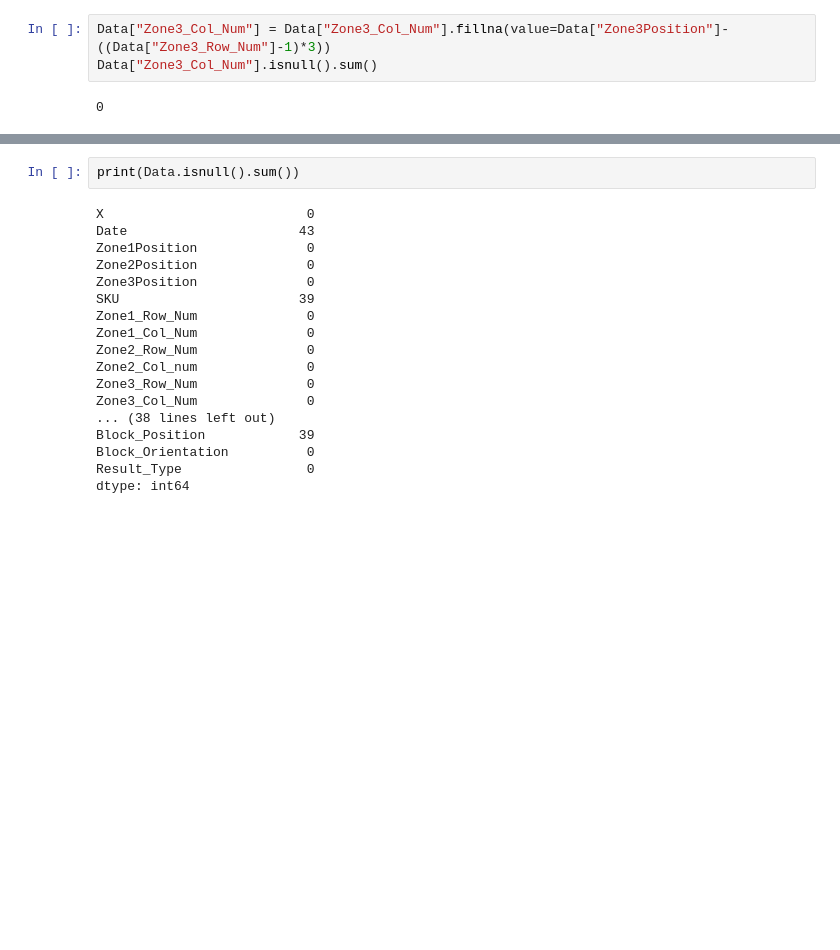
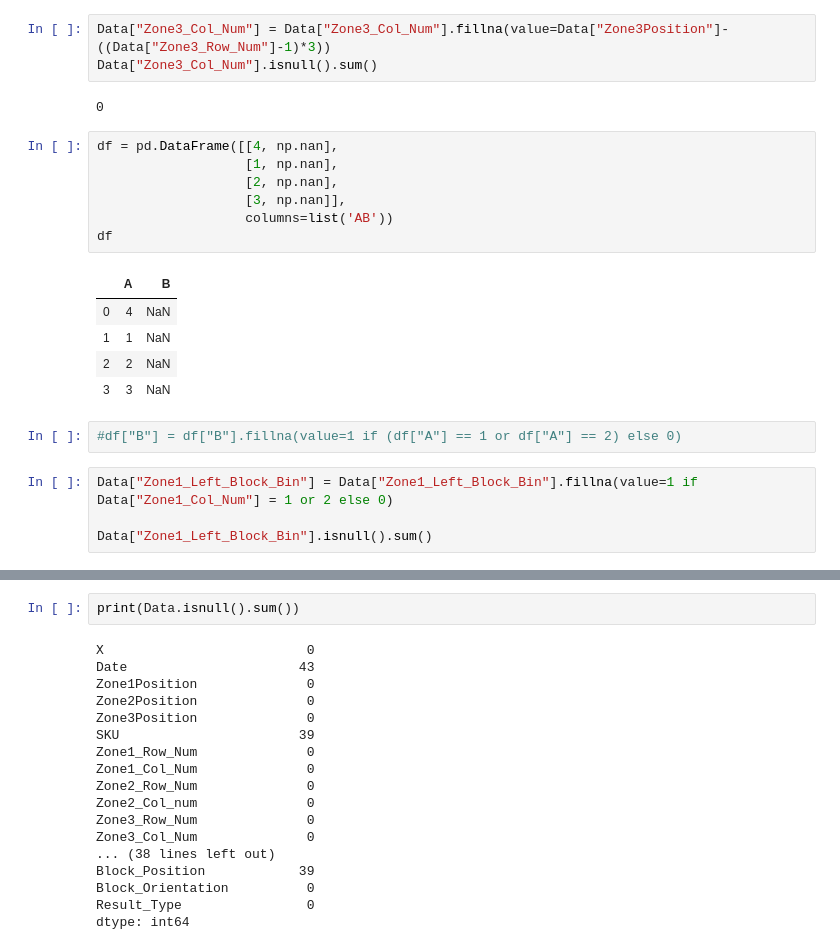
Before and after one commit to RalucaN/Data-projects, a Jupyter notebook: Women_in_Data_Science_programme_(Feb 2020-)/Data_profilling_Raluca.ipynb, the cells around one changed output, grey strips where cells are left out. Saved outputs shown, nothing was run; the diff lists cells and outputs as text; blank space fills up the shorter version.

```diff
--- a/Women_in_Data_Science_programme_(Feb 2020-)/Data_profilling_Raluca.ipynb
+++ b/Women_in_Data_Science_programme_(Feb 2020-)/Data_profilling_Raluca.ipynb
@@ -134,3 +135,22 @@ Data["Zone3_Col_Num"] = Data["Zone3_Col_Num"].fillna(value=Data["Zone3Position"]
 Data["Zone3_Col_Num"].isnull().sum()
 # %% [output]
 0
+# %%
+df = pd.DataFrame([[4, np.nan],
+                   [1, np.nan],
+                   [2, np.nan],
+                   [3, np.nan]],
+                   columns=list('AB'))
+df
+# %% [output]
+|  | A | B |
+| 0 | 4 | NaN |
+| 1 | 1 | NaN |
+| 2 | 2 | NaN |
+| 3 | 3 | NaN |
+# %%
+#df["B"] = df["B"].fillna(value=1 if (df["A"] == 1 or df["A"] == 2) else 0)
+# %%
+Data["Zone1_Left_Block_Bin"] = Data["Zone1_Left_Block_Bin"].fillna(value=1 if Data["Zone1_Col_Num"] = 1 or 2 else 0)
+
+Data["Zone1_Left_Block_Bin"].isnull().sum()
```
Also changed, not shown: parts of 2 cells of this notebook.
